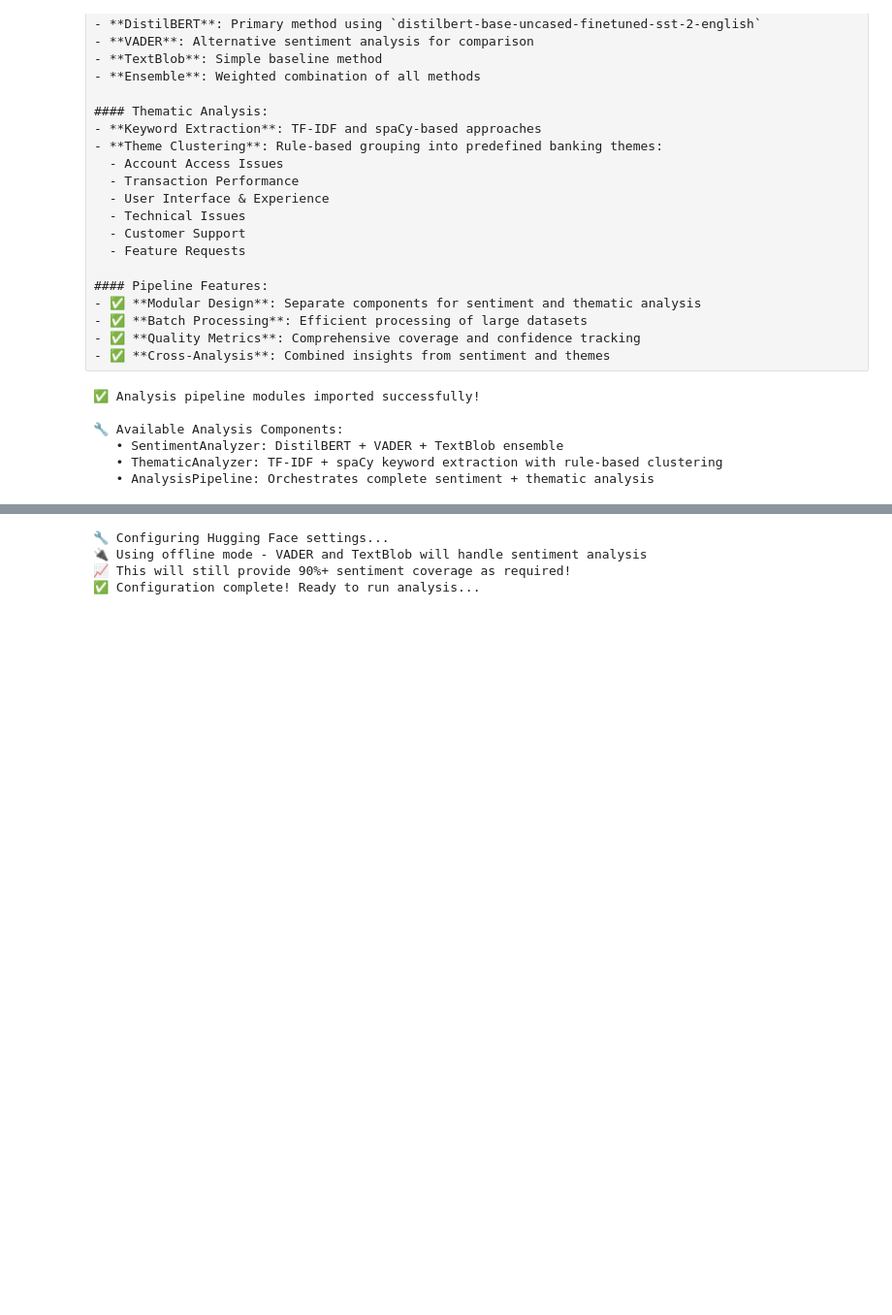
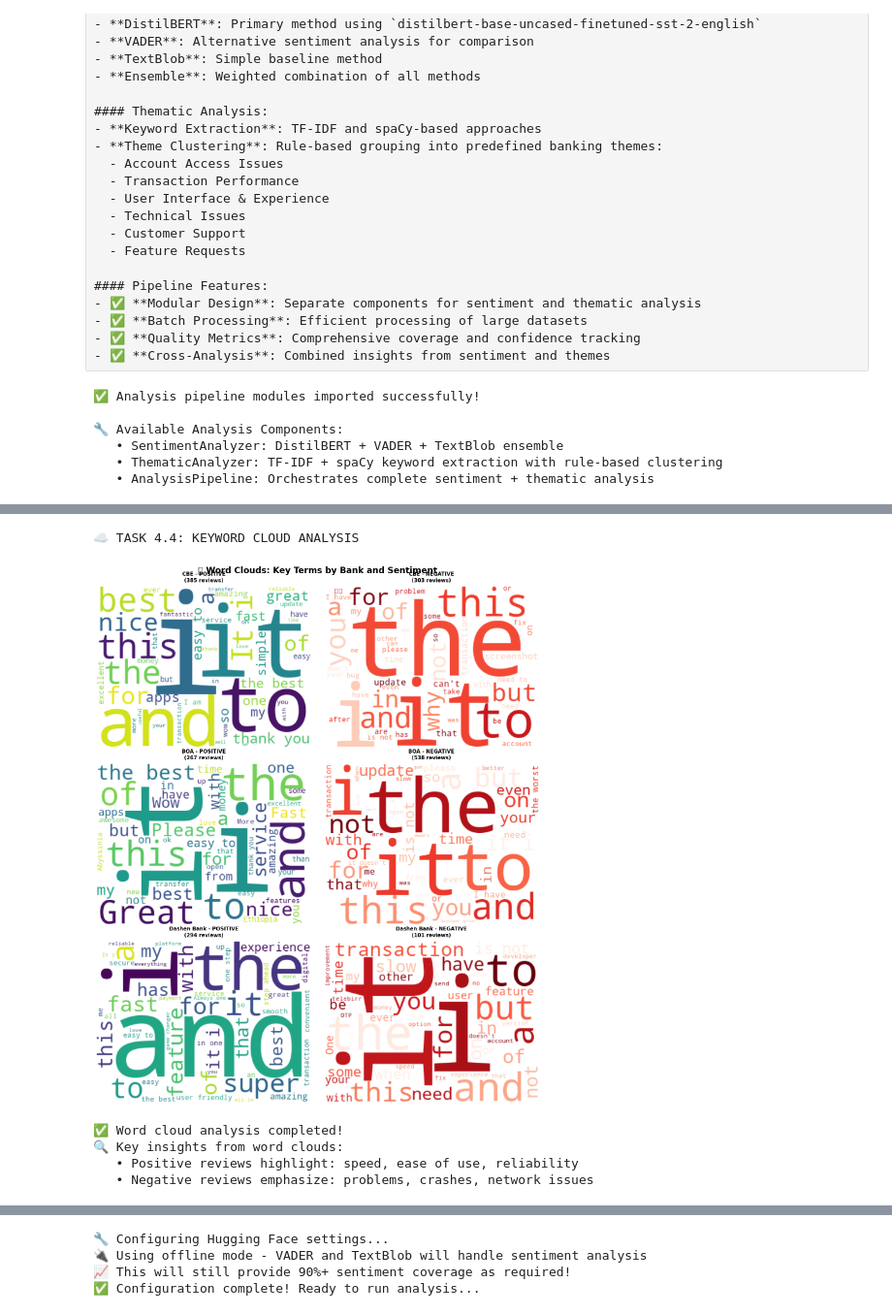
Before and after one commit to projwork/week2-Customer-Experience-Analytics-for-Fintech-Apps, a Jupyter notebook: notebooks/fintechcustomerExperience.ipynb, the cells around one changed output, grey strips where cells are left out. Shown at 97% size. Saved outputs shown, nothing was run; the diff lists cells and outputs as text; code cells hidden in the pictures; blank space fills up the shorter version.

Commit message:
finish task 4

```diff
--- a/notebooks/fintechcustomerExperience.ipynb
+++ b/notebooks/fintechcustomerExperience.ipynb
@@ -166,0 +533,74 @@ except ImportError as e:
+# %%
+# 4. WORD CLOUD VISUALIZATIONS
+
+print("☁️ TASK 4.4: KEYWORD CLOUD ANALYSIS\n")
+
+# Create word clouds for each bank and sentiment
+fig, axes = plt.subplots(3, 2, figsize=(15, 18))
+fig.suptitle('🔤 Word Clouds: Key Terms by Bank and Sentiment', fontsize=20, fontweight='bold', y=0.98)
+
+banks = combined_df['bank'].unique()
+sentiments = ['POSITIVE', 'NEGATIVE']
+
+for i, bank in enumerate(banks):
+    for j, sentiment in enumerate(sentiments):
+        ax = axes[i, j]
+
+        # Filter data for specific bank and sentiment
+        filtered_data = combined_df[
+            (combined_df['bank'] == bank) &
+            (combined_df['ensemble_label'] == sentiment)
+        ]
+
+        if len(filtered_data) > 0:
+            # Combine all review text
+            text = ' '.join(filtered_data['review_text'].astype(str))
+
+            # Remove common stop words and app-specific terms
+            stop_words = set(['app', 'bank', 'banking', 'mobile', 'cbe', 'boa', 'dashen',
+                             'application', 'good', 'bad', 'very', 'really', 'much',
+                             'use', 'using', 'used', 'like', 'make', 'work', 'working'])
+
+            try:
+                # Generate word cloud
+                wordcloud = WordCloud(
+                    width=400, height=300,
+                    background_color='white',
+                    stopwords=stop_words,
+                    max_words=50,
+                    colormap='viridis' if sentiment == 'POSITIVE' else 'Reds',
+                    relative_scaling=0.5
+                ).generate(text)
+
+                ax.imshow(wordcloud, interpolation='bilinear')
+                ax.set_title(f'{bank} - {sentiment}\n({len(filtered_data)} reviews)',
+                           fontsize=12, fontweight='bold', pad=10)
+                ax.axis('off')
+
+            except ValueError:
+                # Handle case where no valid words are found
+                ax.text(0.5, 0.5, f'Insufficient\ndata\n({len(filtered_data)} reviews)',
+                       ha='center', va='center', transform=ax.transAxes,
+                       fontsize=10)
+                ax.set_title(f'{bank} - {sentiment}', fontsize=12, fontweight='bold')
+                ax.axis('off')
+        else:
+            ax.text(0.5, 0.5, 'No data\navailable', ha='center', va='center',
+                   transform=ax.transAxes, fontsize=10)
+            ax.set_title(f'{bank} - {sentiment}', fontsize=12, fontweight='bold')
+            ax.axis('off')
+
+plt.tight_layout()
+plt.show()
+
+print("✅ Word cloud analysis completed!")
+print("🔍 Key insights from word clouds:")
+print("   • Positive reviews highlight: speed, ease of use, reliability")
+print("   • Negative reviews emphasize: problems, crashes, network issues")
+# %% [output]
+☁️ TASK 4.4: KEYWORD CLOUD ANALYSIS
+[figure, added]
+✅ Word cloud analysis completed!
+🔍 Key insights from word clouds:
+   • Positive reviews highlight: speed, ease of use, reliability
+   • Negative reviews emphasize: problems, crashes, network issues
```
Also changed, not shown: parts of 9 cells of this notebook, 2 other files.
